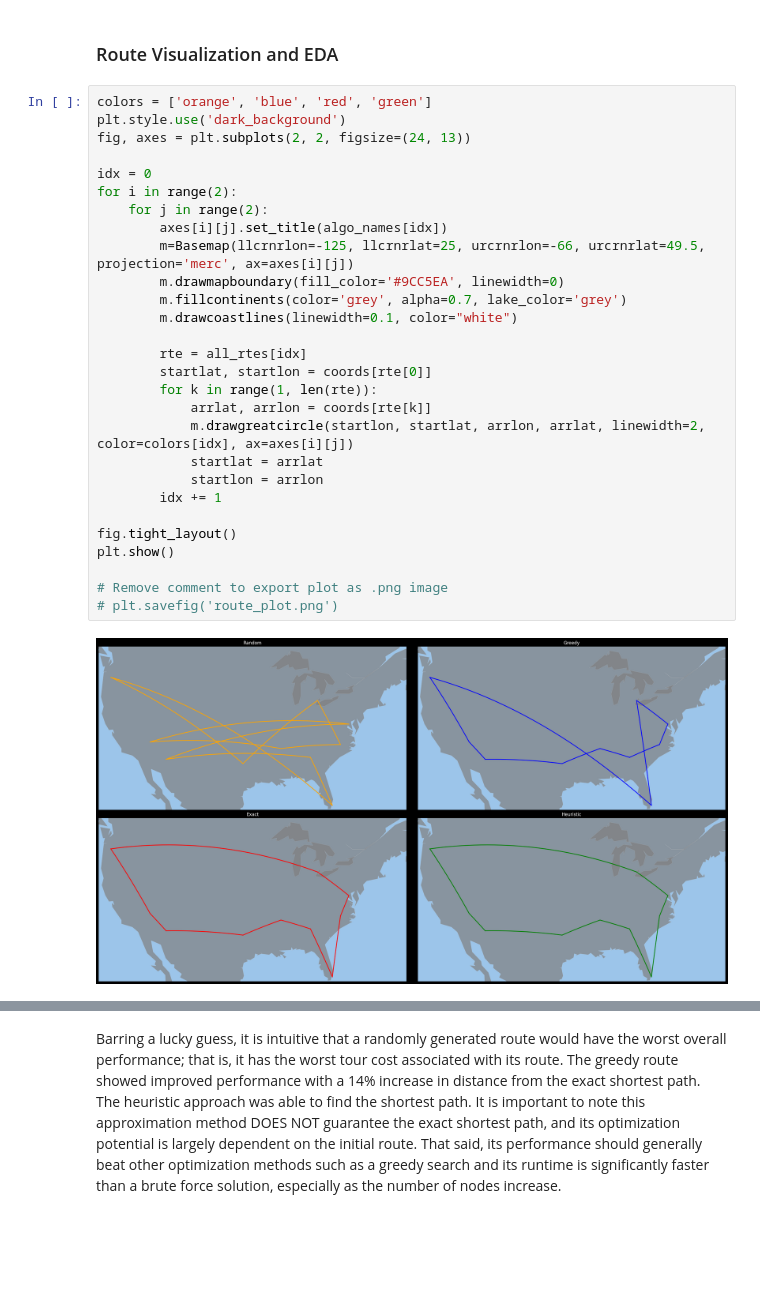
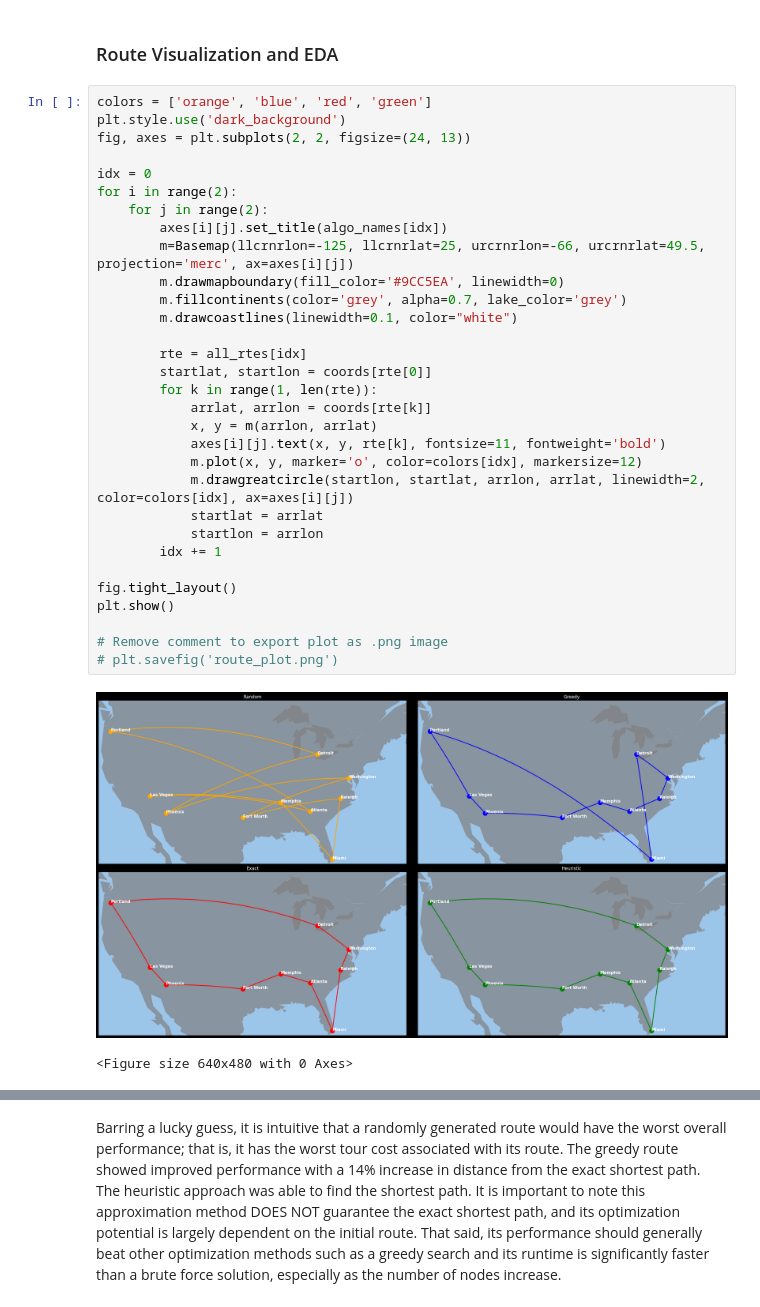
Before and after one commit to MarcoFernstaedt/RouteOptimizationCodeJam, a Jupyter notebook: driver_nb.ipynb, the cells around one changed output, grey strips where cells are left out. Cells and saved outputs as stored; diff of their text form; blank space fills up the shorter version.

```diff
--- a/driver_nb.ipynb
+++ b/driver_nb.ipynb
@@ -162,33 +162,37 @@ Calculation Time: 0 ns
 # %%
 colors = ['orange', 'blue', 'red', 'green']
 plt.style.use('dark_background')
 fig, axes = plt.subplots(2, 2, figsize=(24, 13))
 
 idx = 0
 for i in range(2):
     for j in range(2):
         axes[i][j].set_title(algo_names[idx])
         m=Basemap(llcrnrlon=-125, llcrnrlat=25, urcrnrlon=-66, urcrnrlat=49.5, projection='merc', ax=axes[i][j])
         m.drawmapboundary(fill_color='#9CC5EA', linewidth=0)
         m.fillcontinents(color='grey', alpha=0.7, lake_color='grey')
         m.drawcoastlines(linewidth=0.1, color="white")
 
         rte = all_rtes[idx]
         startlat, startlon = coords[rte[0]]
         for k in range(1, len(rte)):
             arrlat, arrlon = coords[rte[k]]
+            x, y = m(arrlon, arrlat)
+            axes[i][j].text(x, y, rte[k], fontsize=11, fontweight='bold')
+            m.plot(x, y, marker='o', color=colors[idx], markersize=12)
             m.drawgreatcircle(startlon, startlat, arrlon, arrlat, linewidth=2, color=colors[idx], ax=axes[i][j])
             startlat = arrlat
             startlon = arrlon
         idx += 1
 
 fig.tight_layout()
 plt.show()
 
 # Remove comment to export plot as .png image
 # plt.savefig('route_plot.png')
 # %% [output]
-[figure, old version]
+[figure, new version]
+<Figure size 640x480 with 0 Axes>
 # %%
 diff_dist = [(x - exact_cost)/exact_cost for x in all_dists]
 
```
Also changed, not shown: parts of 4 cells of this notebook.
